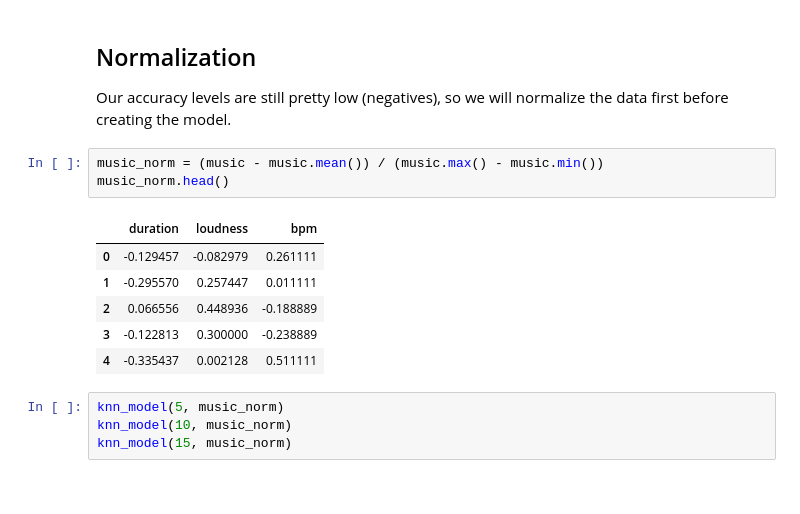
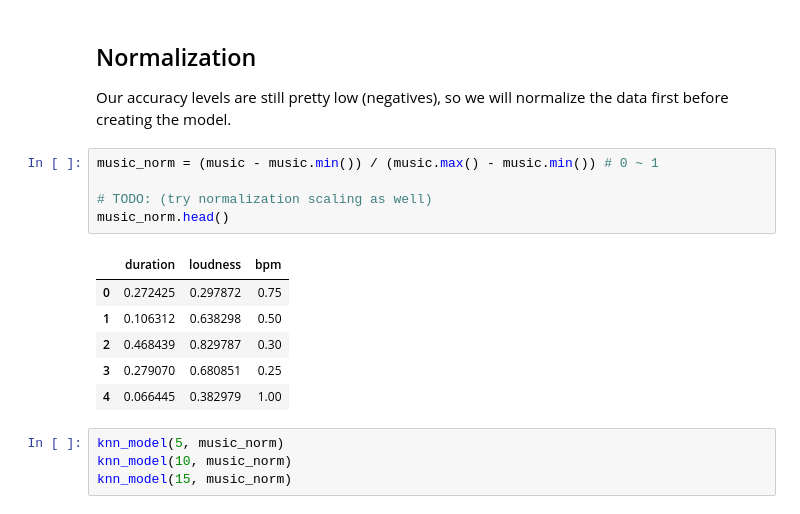
Before and after one commit to esthersweon/thinkful, a Jupyter notebook: main/unit_3/lesson_1_project_3.ipynb, the cells around one changed output. Saved outputs shown, nothing was run; the diff lists cells and outputs as text.

```diff
--- a/main/unit_3/lesson_1_project_3.ipynb
+++ b/main/unit_3/lesson_1_project_3.ipynb
@@ -171,15 +179,17 @@ Weighted accuracy: -0.23 (+/- 0.61)
 
 Our accuracy levels are still pretty low (negatives), so we will normalize the data first before creating the model.
 # %%
-music_norm = (music - music.mean()) / (music.max() - music.min())
+music_norm = (music - music.min()) / (music.max() - music.min()) # 0 ~ 1
+
+# TODO: (try normalization scaling as well)
 music_norm.head()
 # %% [output]
 |  | duration | loudness | bpm |
-| 0 | -0.129457 | -0.082979 | 0.261111 |
-| 1 | -0.295570 | 0.257447 | 0.011111 |
-| 2 | 0.066556 | 0.448936 | -0.188889 |
-| 3 | -0.122813 | 0.300000 | -0.238889 |
-| 4 | -0.335437 | 0.002128 | 0.511111 |
+| 0 | 0.272425 | 0.297872 | 0.75 |
+| 1 | 0.106312 | 0.638298 | 0.50 |
+| 2 | 0.468439 | 0.829787 | 0.30 |
+| 3 | 0.279070 | 0.680851 | 0.25 |
+| 4 | 0.066445 | 0.382979 | 1.00 |
 # %%
 knn_model(5, music_norm)
 knn_model(10, music_norm)
```
Also changed, not shown: parts of 1 cell of this notebook, 3 other files.
